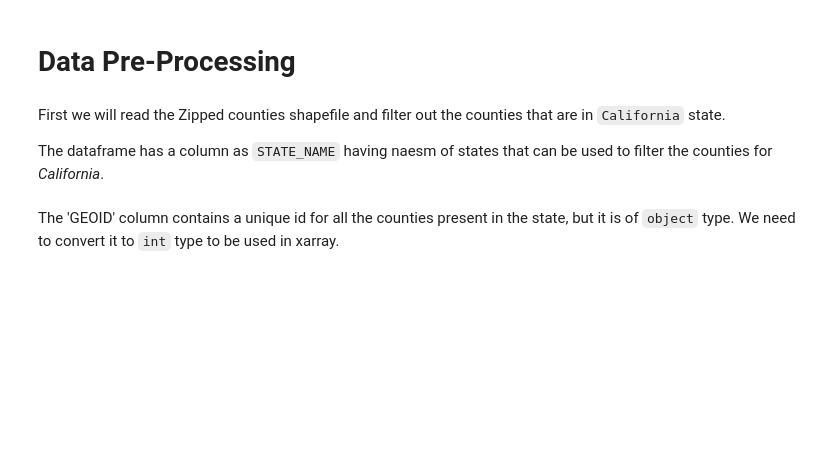
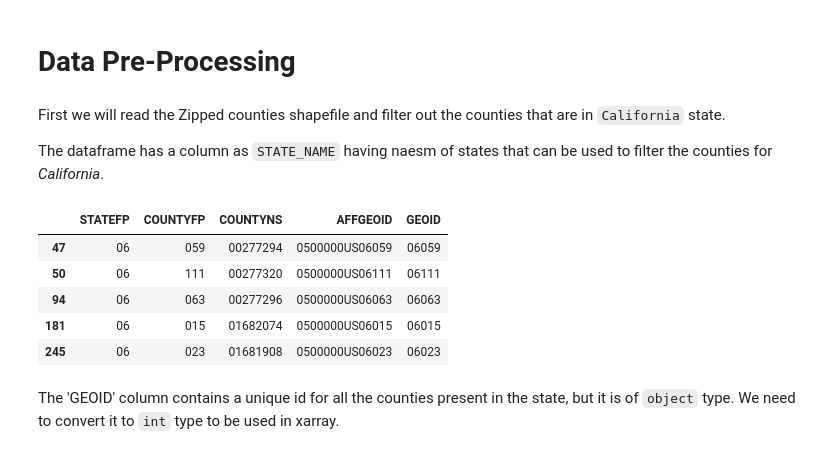
Before and after one commit to spatialthoughts/python-tutorials, a Jupyter notebook: zonal_statistics.ipynb, the cells around one changed output. Cells and saved outputs as stored; diff of their text form; code cells hidden in the pictures; blank space fills up the shorter version.

```diff
--- a/zonal_statistics.ipynb
+++ b/zonal_statistics.ipynb
@@ -78,9 +73,16 @@ The dataframe has a column  as `STATE_NAME` having naesm of states that can be u
 # %%
 zones_file_path = os.path.join(data_folder, zones_file)
 
 zones_df = gpd.read_file(zones_file_path)
 california_df  = zones_df[zones_df['STATE_NAME'] == 'California'].copy()
-california_df
+california_df.iloc[:5, :5]
+# %% [output]
+|  | STATEFP | COUNTYFP | COUNTYNS | AFFGEOID | GEOID |
+| 47 | 06 | 059 | 00277294 | 0500000US06059 | 06059 |
+| 50 | 06 | 111 | 00277320 | 0500000US06111 | 06111 |
+| 94 | 06 | 063 | 00277296 | 0500000US06063 | 06063 |
+| 181 | 06 | 015 | 01682074 | 0500000US06015 | 06015 |
+| 245 | 06 | 023 | 01681908 | 0500000US06023 | 06023 |
 # %% [markdown]
 The 'GEOID' column contains a unique id for all the counties present in the state, but it is of `object` type. We need to convert it to `int` type to be used in xarray.
 # %% [markdown]
```
Also changed, not shown: parts of 15 cells of this notebook.
